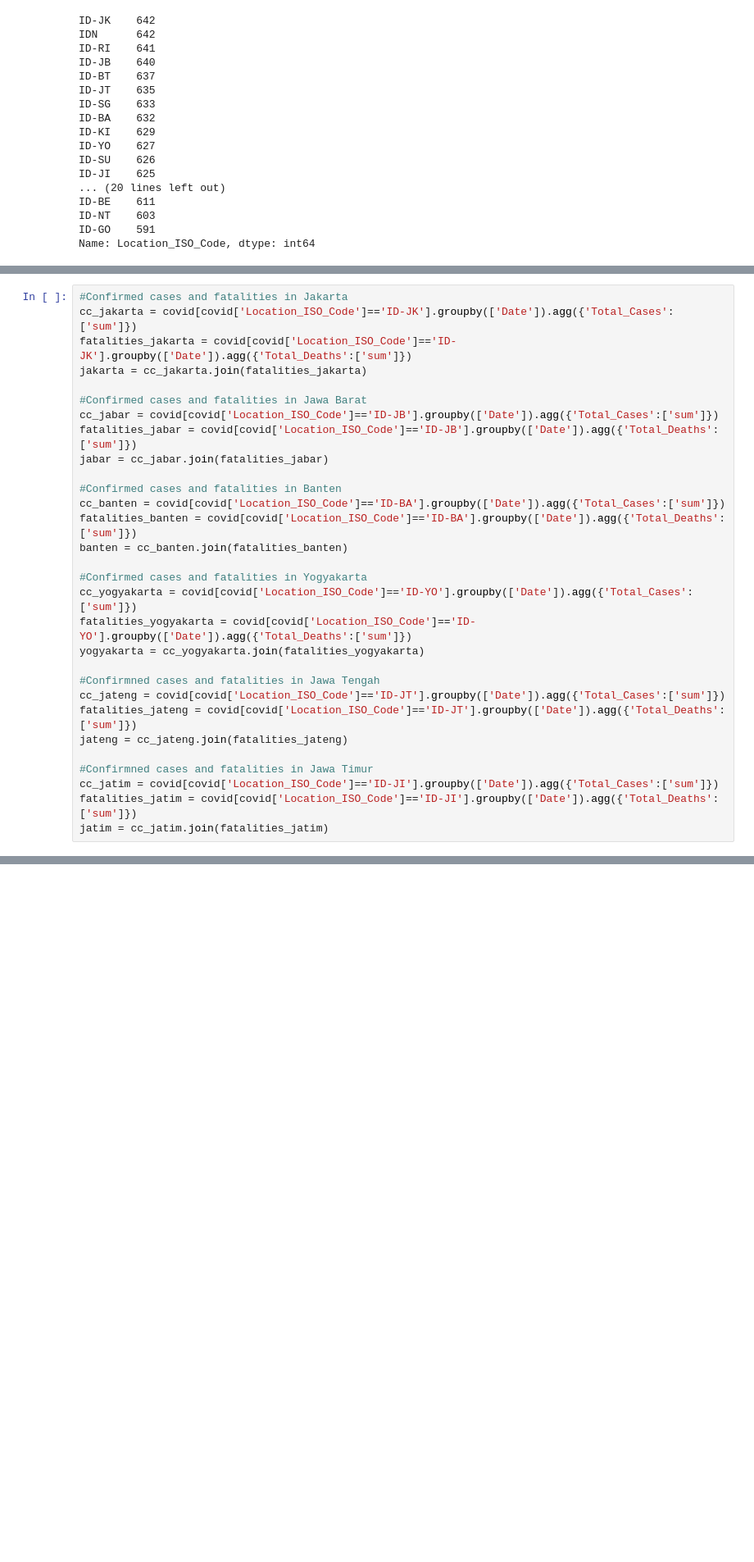
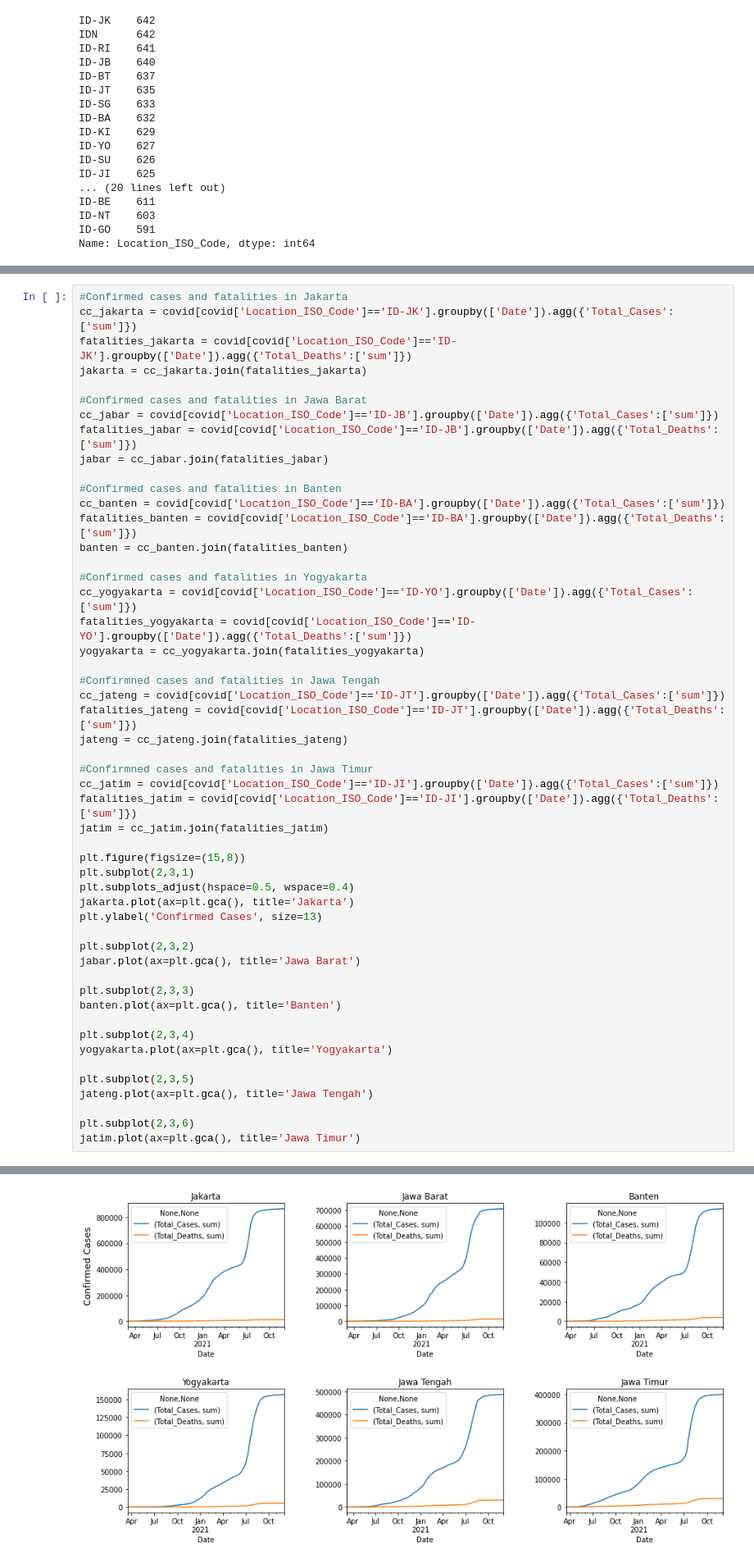
Before and after one commit to azizpambayun/project, a Jupyter notebook: covid_19_analysis_and_visualization_in_Indonesia.ipynb, the cells around one changed output, grey strips where cells are left out. Shown at 82% size. Drawn from its saved outputs; the diff is of its cells as text; blank space fills up the shorter version.

```diff
--- a/covid_19_analysis_and_visualization_in_Indonesia.ipynb
+++ b/covid_19_analysis_and_visualization_in_Indonesia.ipynb
@@ -208,3 +210,25 @@ jateng = cc_jateng.join(fatalities_jateng)
 cc_jatim = covid[covid['Location_ISO_Code']=='ID-JI'].groupby(['Date']).agg({'Total_Cases':['sum']})
 fatalities_jatim = covid[covid['Location_ISO_Code']=='ID-JI'].groupby(['Date']).agg({'Total_Deaths':['sum']})
 jatim = cc_jatim.join(fatalities_jatim)
+
+plt.figure(figsize=(15,8))
+plt.subplot(2,3,1)
+plt.subplots_adjust(hspace=0.5, wspace=0.4)
+jakarta.plot(ax=plt.gca(), title='Jakarta')
+plt.ylabel('Confirmed Cases', size=13)
+
+plt.subplot(2,3,2)
+jabar.plot(ax=plt.gca(), title='Jawa Barat')
+
+plt.subplot(2,3,3)
+banten.plot(ax=plt.gca(), title='Banten')
+
+plt.subplot(2,3,4)
+yogyakarta.plot(ax=plt.gca(), title='Yogyakarta')
+
+plt.subplot(2,3,5)
+jateng.plot(ax=plt.gca(), title='Jawa Tengah')
+
+plt.subplot(2,3,6)
+jatim.plot(ax=plt.gca(), title='Jawa Timur')
+# %% [output]
@@ -210,0 +236 @@ jatim = cc_jatim.join(fatalities_jatim)
+[figure, added]
```
Also changed, not shown: parts of 2 cells of this notebook.
